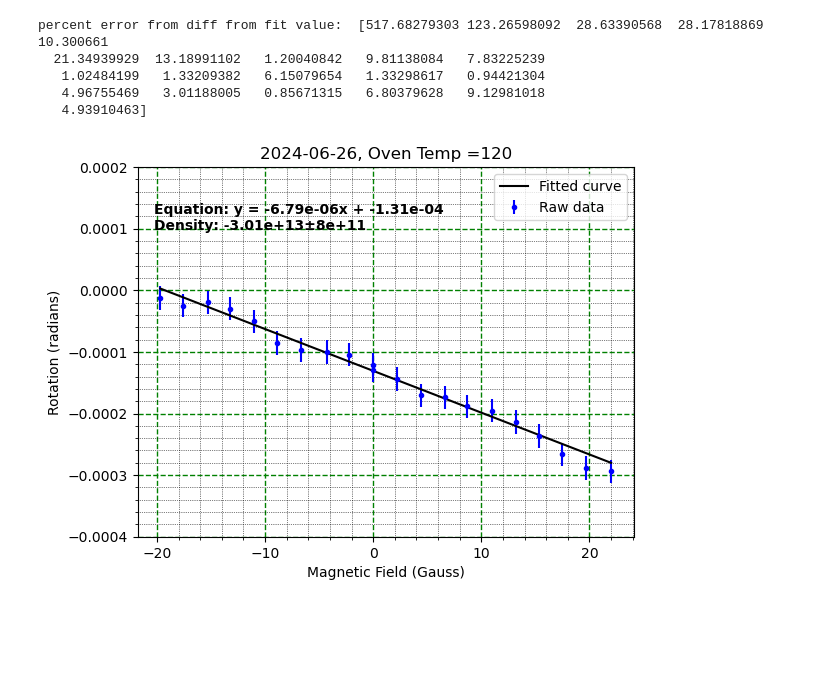
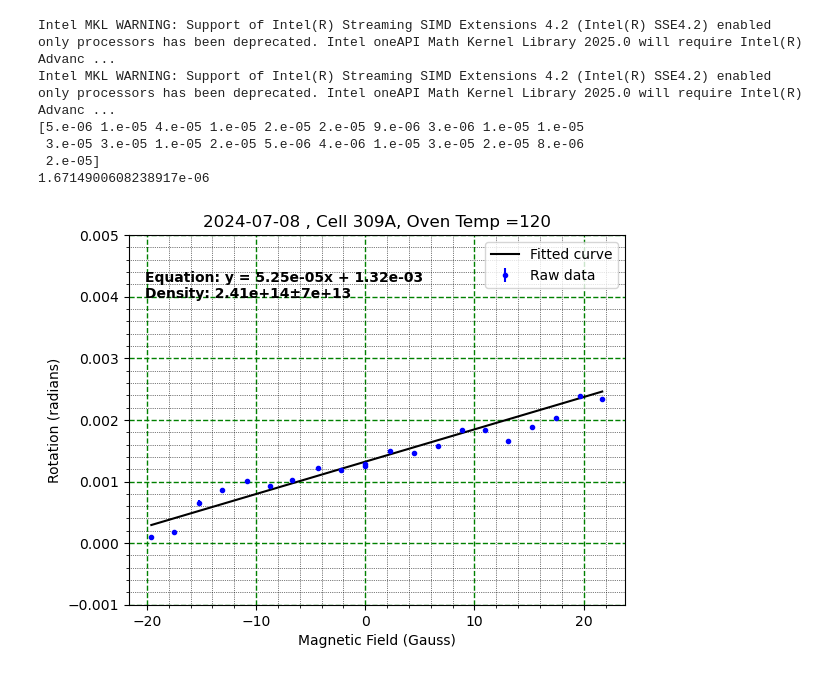
Before and after one commit to Saam-SEOP-Lab/alkali-density, a Jupyter notebook: DensityDataPlotter.ipynb, the cells around one changed output. Saved outputs shown, nothing was run; the diff lists cells and outputs as text; code cells hidden in the pictures; blank space fills up the shorter version.

Commit message:
created most of what will become a standalone density data collection app

```diff
--- a/DensityDataPlotter.ipynb
+++ b/DensityDataPlotter.ipynb
@@ -17,15 +17,15 @@ import densityCalculations as calc
 
 
 #the date I want data for
-target_date_d = '26'
-target_date_m = '06'
+target_date_d = '08'
+target_date_m = '07'
 target_date_y = '2024'
 
 #step 1 get the data from the json file
 filepath = 'Data/rotationdata_'+target_date_m+target_date_d+target_date_y+'.json'
 #collection data in YYYY-MM-DD
 target_date = target_date_y+'-'+target_date_m+'-'+target_date_d
-trialnum = 1
+trialnum = 2
 my_data = util.get_data_from_file(filepath, target_date, trialnum)
 
 #now I have the data. Excellent. Now it needs to be put into a dataSet object
@@ -41,10 +41,12 @@ olen = my_data.optical_length #optical length
 laserwl = my_data.laser_wavelength #laser wavelength
 density_error = calc.densityError(std_dev[1], olen, laserwl) #the Y variance is the important number here!
 
-
 #estimate error from error on each data point from oscilloscope averages repotred as percent difference
 ys = analysis.get_y_vals()
 xs = analysis.get_x_vals()
+#y_errs = analysis.get_y_error_vals()
+#print()
+#print(y_errs)
 
 std_y = np.std(ys)
 std_err = std_y/np.sqrt(len(ys))
@@ -52,9 +54,10 @@ std_err = std_y/np.sqrt(len(ys))
 error_per_point = np.zeros(len(ys))
 
 for i in range(0, len(ys)):
-    error_per_point[i]=abs(std_err)
+    error_per_point[i]=  abs(std_err)
 
-analysis.plotdata.y_error = error_per_point
+#analysis.plotdata.y_error = y_errs
+
 
 #error_per_point = analysis.get_y_error_vals()
 #perc_e_point = np.zeros(len(error_per_point)+1)
@@ -78,46 +81,44 @@ b = fitParam[1]
 def getFitVal(x):
     val = (m*x)+b
     return val
 
-perc_e_curvecomapre = np.zeros(len(xs)+1)
-for i in range(0, len(xs)):
-    y_curve = getFitVal(xs[i])
-    dif = y_curve-ys[i]
-    perc_e_curvecomapre[i] = util.percent_error(y_curve, dif)
-print('percent error from diff from fit value: ', perc_e_curvecomapre[:len(xs)])
 
 
 
 #set the plot settings
-plot_title = target_date + ', Oven Temp =120'
+plot_title = target_date + ' , Cell 309A, Oven Temp =120'
 x_label = 'Magnetic Field (Gauss)'
 y_label = 'Rotation (radians)'
 
-vert_min = -0.0004
-vert_max = 0.0002
+vert_min = -0.001
+vert_max = 0.005
 
 
 #approximate rubidium density so we can display it on the plot
 #now with estimated error value!
-density_disp_val = str(analysis.rb_density_formatted()) + u"\u00B1" + str(density_error)
+density, err = analysis.rb_density_formatted()
+
+density_disp_val = str(density) + u"\u00B1" + str(err)
+
 
 #set up the plot
 my_settings = ps.plotSettings(plot_title,
                               x_label ,
                               y_label ,
                               vert_min,
                               vert_max,
                               analysis.plotdata,
                               analysis.fitted_data,
                               analysis.chisqd,
                               analysis.equation,
                               density_disp_val)
 #plot the data with the settings specified
 den.better_plot(my_settings)
 # %% [output]
-percent error from diff from fit value:  [517.68279303 123.26598092  28.63390568  28.17818869  10.300661
-  21.34939929  13.18991102   1.20040842   9.81138084   7.83225239
-   1.02484199   1.33209382   6.15079654   1.33298617   0.94421304
-   4.96755469   3.01188005   0.85671315   6.80379628   9.12981018
-   4.93910463]
+Intel MKL WARNING: Support of Intel(R) Streaming SIMD Extensions 4.2 (Intel(R) SSE4.2) enabled only processors has been deprecated. Intel oneAPI Math Kernel Library 2025.0 will require Intel(R) Advanc ...
+Intel MKL WARNING: Support of Intel(R) Streaming SIMD Extensions 4.2 (Intel(R) SSE4.2) enabled only processors has been deprecated. Intel oneAPI Math Kernel Library 2025.0 will require Intel(R) Advanc ...
+[5.e-06 1.e-05 4.e-05 1.e-05 2.e-05 2.e-05 9.e-06 3.e-06 1.e-05 1.e-05
+ 3.e-05 3.e-05 1.e-05 2.e-05 5.e-06 4.e-06 1.e-05 3.e-05 2.e-05 8.e-06
+ 2.e-05]
+1.6714900608238917e-06
-[figure, old version]
+[figure, new version]
```
Also changed, not shown: 8 other files.
